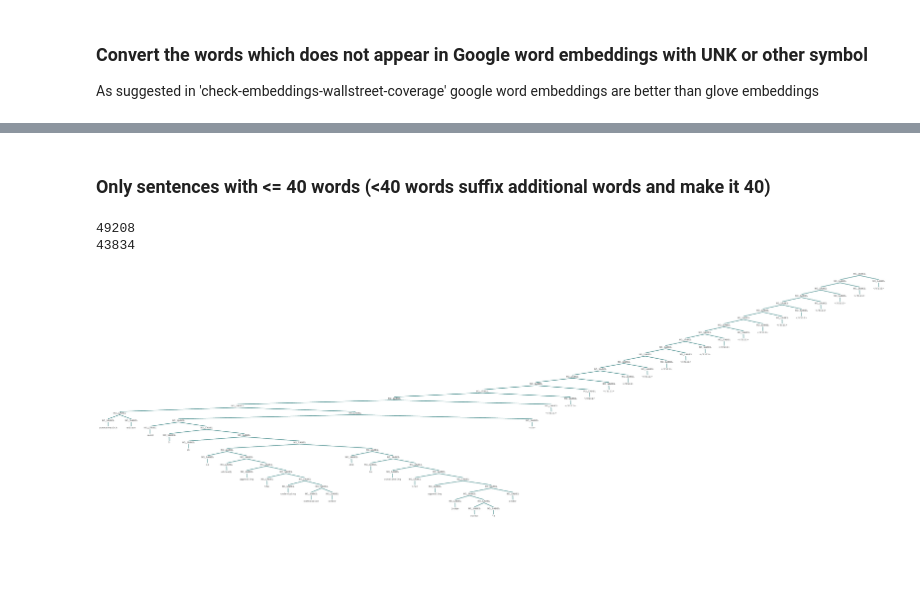
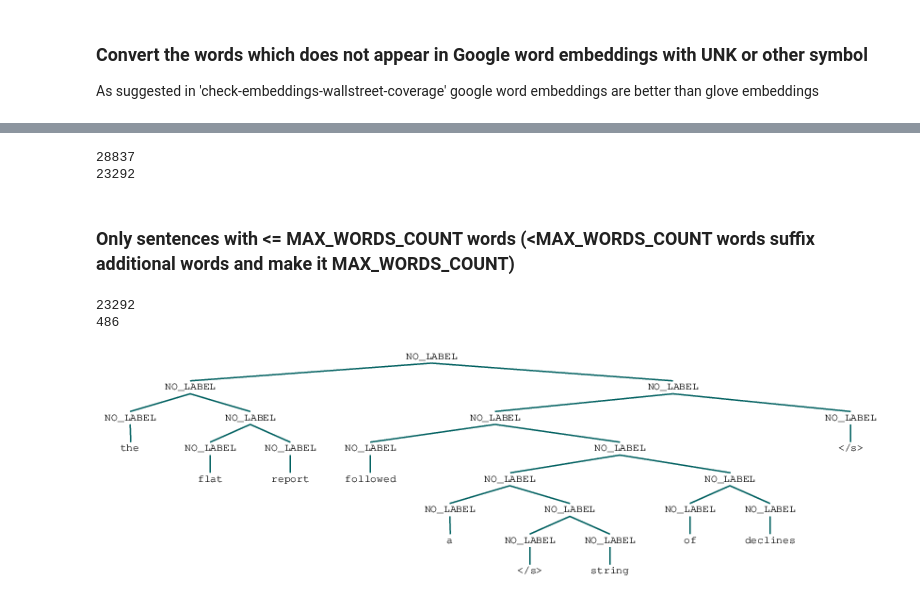
Before and after one commit to Kandy16/constituency-parsing, a Jupyter notebook: pre-processing/wallstreet-journal-data-preprocessing.ipynb, the cells around one changed output, grey strips where cells are left out. Saved outputs shown, nothing was run; the diff lists cells and outputs as text; code cells hidden in the pictures; blank space fills up the shorter version.

```diff
--- a/pre-processing/wallstreet-journal-data-preprocessing.ipynb
+++ b/pre-processing/wallstreet-journal-data-preprocessing.ipynb
@@ -191,0 +223,13 @@ preprocessed_unk_trees[1000]
+# %%
+def UNK_count_analysis(tree):
+    words = tree.leaves()
+    words_count = len(words)
+    unk_count = 0
+    for word in words:
+        if word == UNK:
+            unk_count = unk_count + 1
+    #print(unk_count, words_count)
+    return unk_count / words_count
+
+display(preprocessed_unk_trees[0])
+UNK_count_analysis(preprocessed_unk_trees[0])
@@ -192,21 +239,34 @@ preprocessed_unk_trees[1000]
+# %%
+THRESHOLD_PERCENTAGE = 0.25
+preprocessed_unk_lt25per_trees = []
+print(len(preprocessed_unk_trees))
+for i in range(len(preprocessed_unk_trees)):
+    tree = preprocessed_unk_trees[i]
+    unk_percentage = UNK_count_analysis(tree)
+    if(unk_percentage <= THRESHOLD_PERCENTAGE):
+        preprocessed_unk_lt25per_trees.append(tree)
+print(len(preprocessed_unk_lt25per_trees))
+# %% [output]
+28837
+23292
 # %% [markdown]
-### Only sentences with <= 40 words (<40 words suffix additional words and make it 40)
+### Only sentences with <= MAX_WORDS_COUNT words (<MAX_WORDS_COUNT words suffix additional words and make it MAX_WORDS_COUNT)
 # %%
 FILLER = '</fill>'
-MAX_WORDS_COUNT = 40
-preprocessed_unk_40_trees = []
-for i in range(len(preprocessed_unk_trees)):
-    tree = preprocessed_unk_trees[i]
+MAX_WORDS_COUNT = 10
+preprocessed_unk_max_words_trees = []
+for i in range(len(preprocessed_unk_lt25per_trees)):
+    tree = preprocessed_unk_lt25per_trees[i]
     words_count = len(tree.leaves())
-    if(words_count <= MAX_WORDS_COUNT):
+    if(words_count == MAX_WORDS_COUNT): # it has been changed strictly from <= to ==
         for i in range(MAX_WORDS_COUNT - words_count):
             tree = nltk.Tree(NO_LABEL, [tree, nltk.Tree(NO_LABEL, [FILLER])])
-        preprocessed_unk_40_trees.append(tree)
+        preprocessed_unk_max_words_trees.append(tree)
 
-print(len(preprocessed_unk_trees))
-print(len(preprocessed_unk_40_trees))
-preprocessed_unk_40_trees[123]
+print(len(preprocessed_unk_lt25per_trees))
+print(len(preprocessed_unk_max_words_trees))
+preprocessed_unk_max_words_trees[60] #123
 # %% [output]
-49208
-43834
+23292
+486
-[figure, old version]
+[figure, new version]
```
Also changed, not shown: parts of 18 cells of this notebook, 4 other files.
